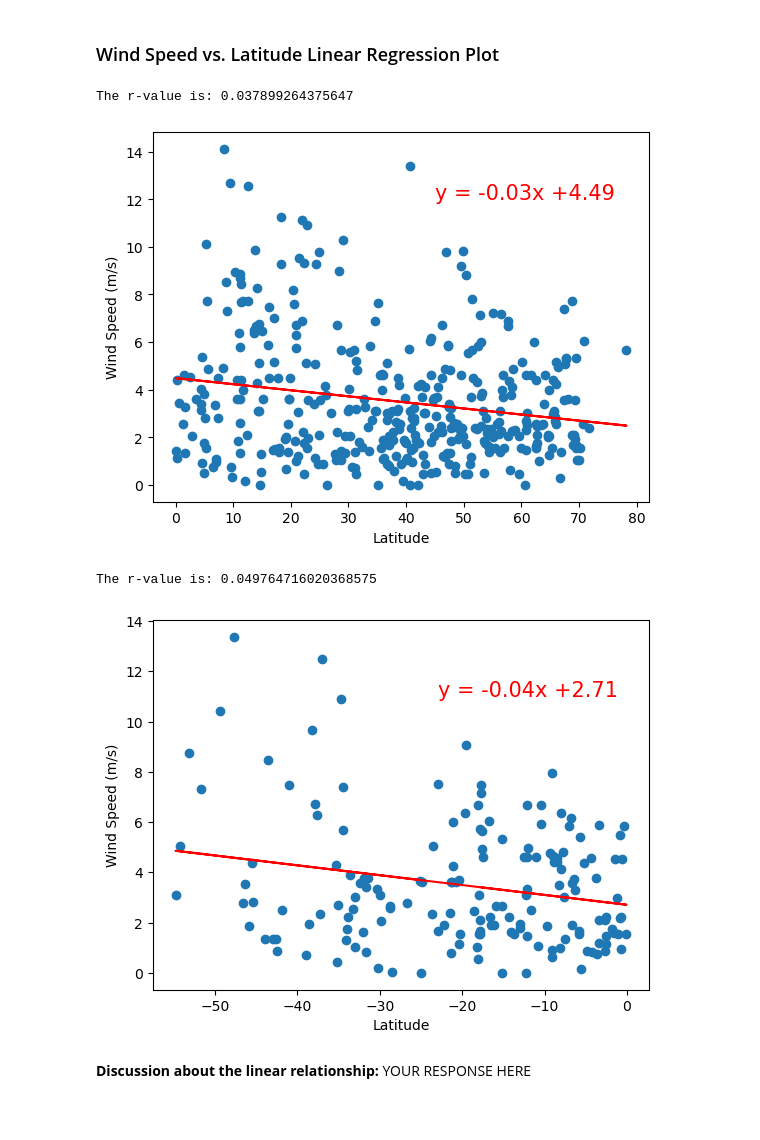
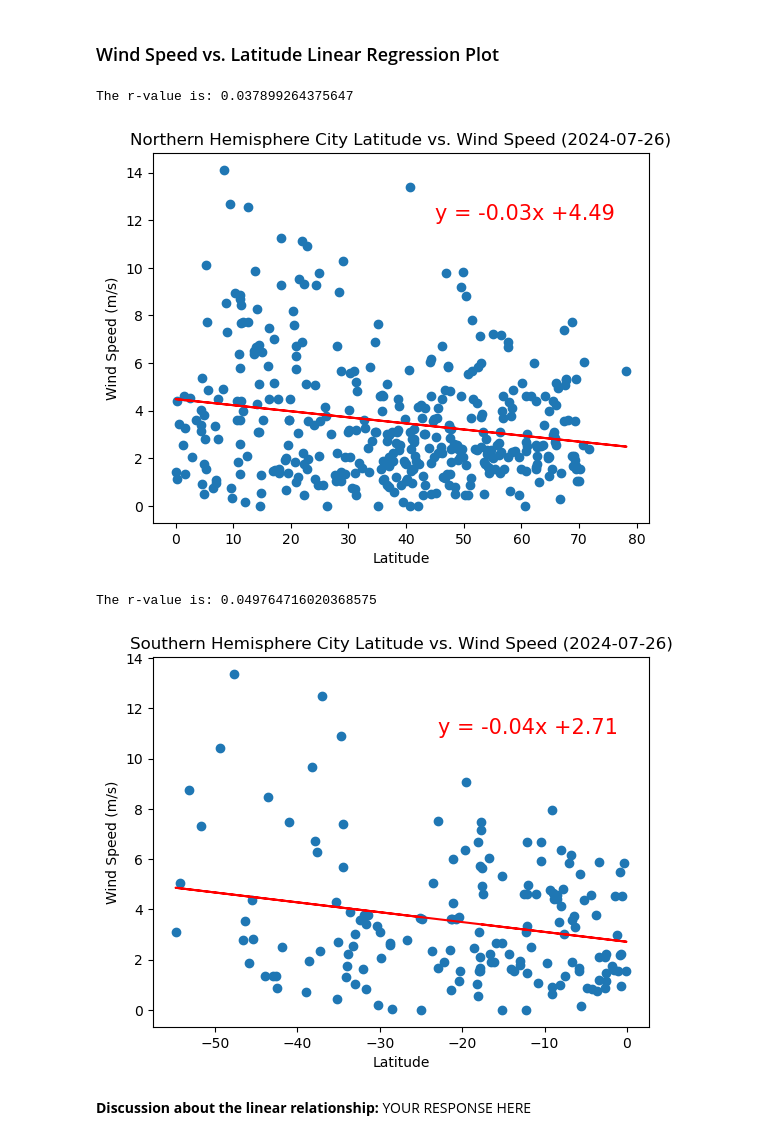
Before and after one commit to ElizabethDashwood/python-api-challenge4, a Jupyter notebook: WeatherPy/WeatherPy.ipynb, the cells around one changed output. Saved outputs shown, nothing was run; the diff lists cells and outputs as text; code cells hidden in the pictures; blank space fills up the shorter version.

```diff
--- a/WeatherPy/WeatherPy.ipynb
+++ b/WeatherPy/WeatherPy.ipynb
@@ -553,34 +589,38 @@ The r-value is: 0.023859804895818612
 # Northern Hemisphere
 x_values = northern_hemi_df['Lat']
 y_values = northern_hemi_df['Wind Speed']
 
 # Define a function to create Linear Regression plots
 (slope, intercept, rvalue, pvalue, stderr) = linregress(x_values, y_values)
 
 # Get regression values
 regress_values = x_values * slope + intercept
 #print(regress_values)
 
 # Create line equation string
 line_eq = "y = " + str(round(slope,2)) + "x +" + str(round(intercept,2))
 
 # Create the plot and annotate the line equation
 plt.scatter(x_values, y_values)
 plt.plot(x_values, regress_values, "r-")
 
 # Label plot and annotate the line equation
+plt.title("Northern Hemisphere City Latitude vs. Wind Speed (2024-07-26)")
 plt.xlabel("Latitude")
 plt.ylabel("Wind Speed (m/s)")
 plt.annotate(line_eq, (45,12), fontsize=15, color="red")
 
 # Print the r value
 print(f"The r-value is: {rvalue**2}")
 
+# Save the figure
+plt.savefig("output_data/Fig11.png")
+
 # Show plot
 plt.show()
 # %% [output]
 The r-value is: 0.037899264375647
-[figure, old version]
+[figure, new version]
 # %%
 # Southern Hemisphere
 x_values = southern_hemi_df['Lat']
@@ -601,6 +641,7 @@ plt.scatter(x_values, y_values)
 plt.plot(x_values, regress_values, "r-")
 
 # Label plot and annotate the line equation
+plt.title("Southern Hemisphere City Latitude vs. Wind Speed (2024-07-26)")
 plt.xlabel("Latitude")
 plt.ylabel("Wind Speed (m/s)")
 plt.annotate(line_eq, (-23,11), fontsize=15, color="red")
@@ -608,10 +649,13 @@ plt.annotate(line_eq, (-23,11), fontsize=15, color="red")
 # Print the r value
 print(f"The r-value is: {rvalue**2}")
 
+# Save the figure
+plt.savefig("output_data/Fig12.png")
+
 # Show plot
 plt.show()
 # %% [output]
 The r-value is: 0.049764716020368575
-[figure, old version]
+[figure, new version]
 # %% [markdown]
 **Discussion about the linear relationship:** YOUR RESPONSE HERE
```
Also changed, not shown: parts of 7 cells of this notebook, 8 other files.
